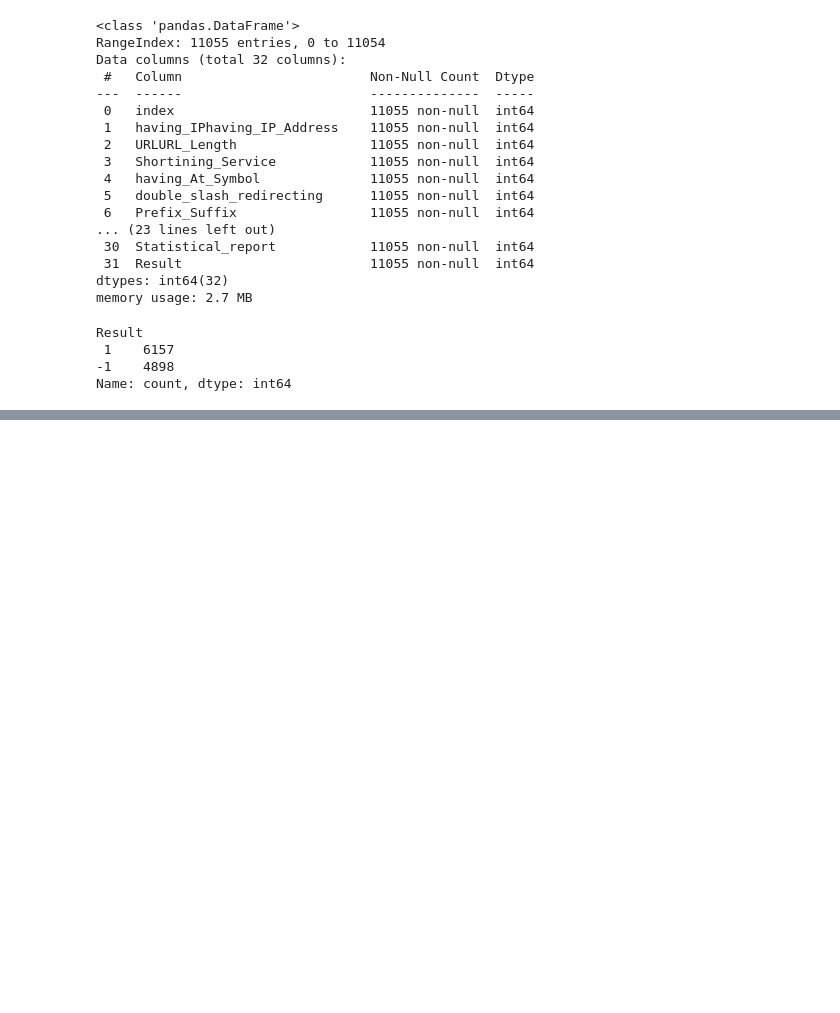
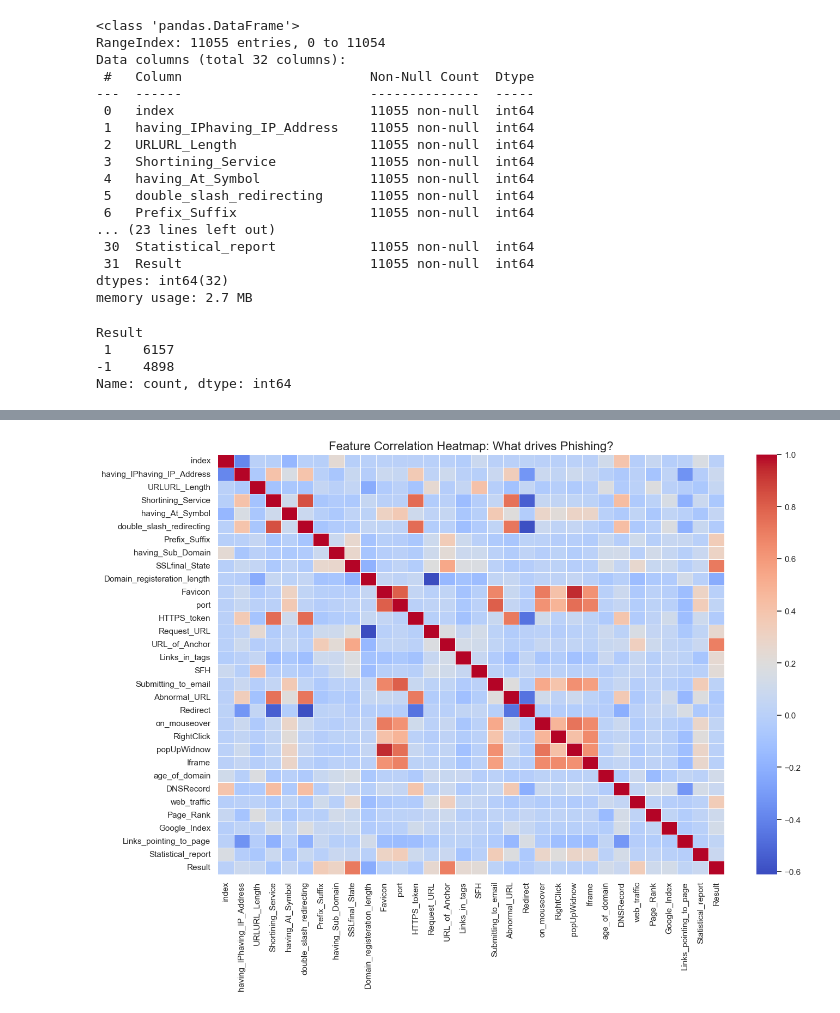
Before and after one commit to BHartDontStop88/Cyber-AI-Intrusion-Detection, a Jupyter notebook: notebooks/01_exploration(02).ipynb, the cells around one changed output, grey strips where cells are left out. Cells and saved outputs as stored; diff of their text form; code cells hidden in the pictures; blank space fills up the shorter version.

```diff
--- a/notebooks/01_exploration(02).ipynb
+++ b/notebooks/01_exploration(02).ipynb
@@ -50,0 +100,13 @@ Name: count, dtype: int64
+# %%
+plt.figure(figsize=(15, 10))
+
+# Calculate the correlation between all numeric columns
+corr_matrix = df.corr()
+
+# Create the heatmap
+sns.heatmap(corr_matrix, annot=False, cmap='coolwarm', linewidths=0.5)
+
+plt.title('Feature Correlation Heatmap: What drives Phishing?', fontsize=16)
+plt.show()
+# %% [output]
+[figure, added]
```
Also changed, not shown: parts of 9 cells of this notebook.
